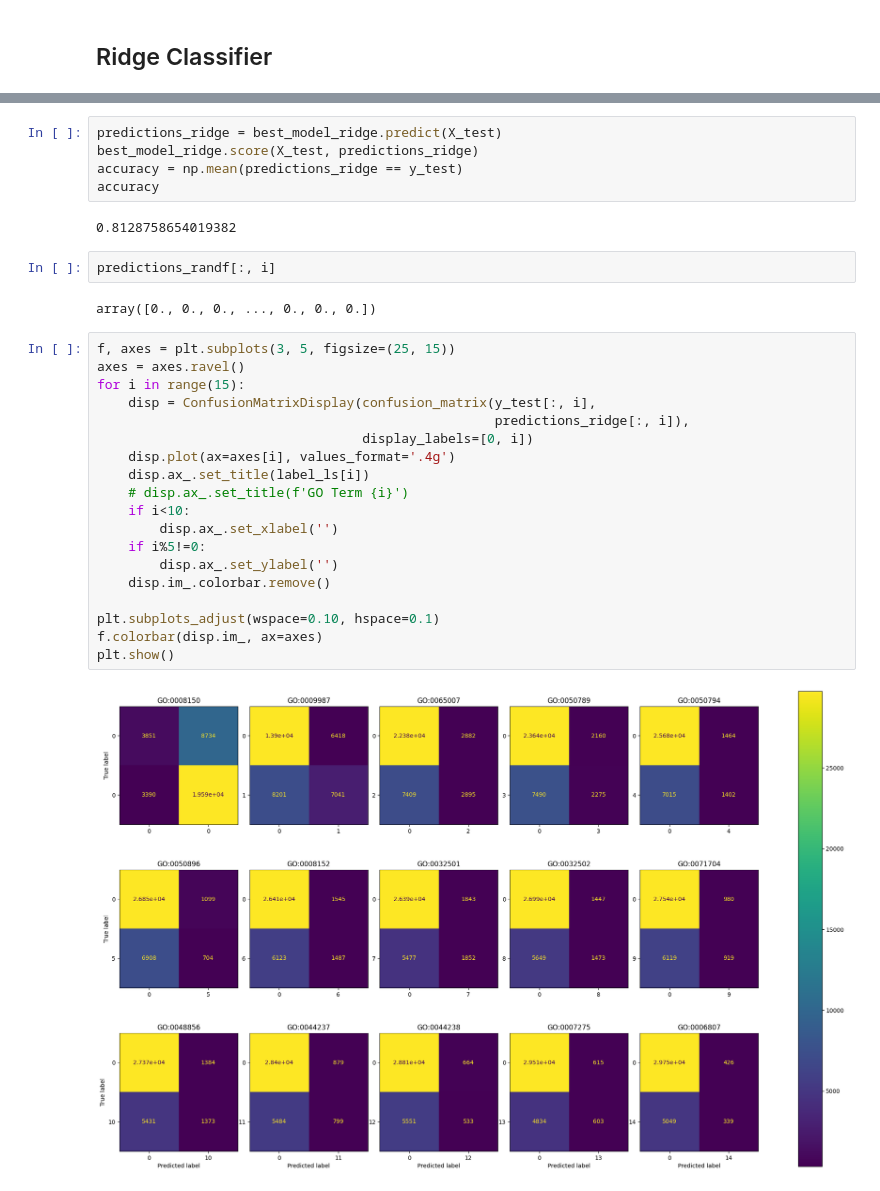
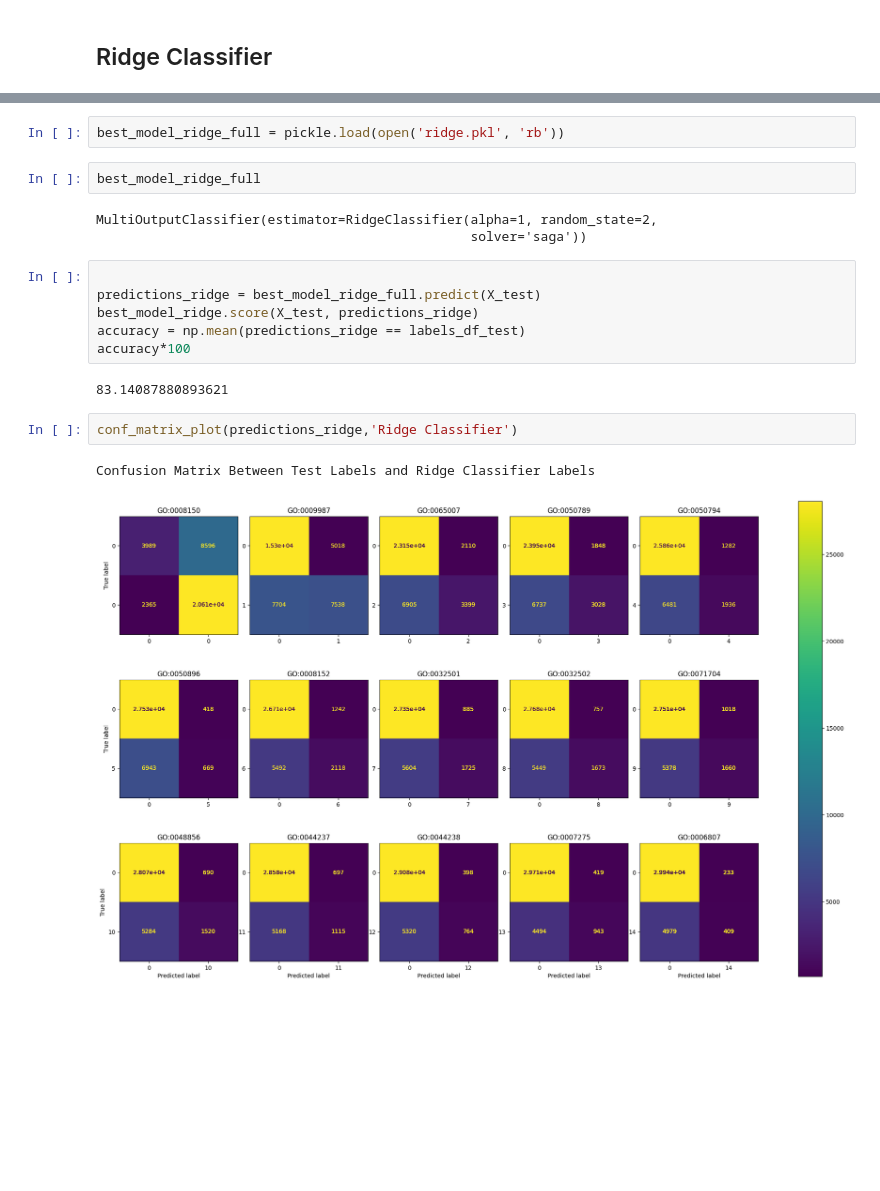
Before and after one commit to VNagesh-Bio/CAFA5, a Jupyter notebook: v-pc-ml-aicapstone-submission.ipynb, the cells around one changed output, grey strips where cells are left out. Drawn from its saved outputs; the diff is of its cells as text; blank space fills up the shorter version.

```diff
--- a/v-pc-ml-aicapstone-submission.ipynb
+++ b/v-pc-ml-aicapstone-submission.ipynb
@@ -392,34 +446,22 @@ KeyboardInterrupt:
+# %%
+best_model_ridge_full = pickle.load(open('ridge.pkl', 'rb'))
+# %%
+best_model_ridge_full
+# %% [output]
+MultiOutputClassifier(estimator=RidgeClassifier(alpha=1, random_state=2,
+                                                solver='saga'))
 # %%
-predictions_ridge = best_model_ridge.predict(X_test)
+
+predictions_ridge = best_model_ridge_full.predict(X_test)
 best_model_ridge.score(X_test, predictions_ridge)
-accuracy = np.mean(predictions_ridge == y_test)
-accuracy
+accuracy = np.mean(predictions_ridge == labels_df_test)
+accuracy*100
 # %% [output]
-0.8128758654019382
+83.14087880893621
-# %%
-predictions_randf[:, i]
-# %% [output]
-array([0., 0., 0., ..., 0., 0., 0.])
-# %%
-f, axes = plt.subplots(3, 5, figsize=(25, 15))
-axes = axes.ravel()
-for i in range(15):
-    disp = ConfusionMatrixDisplay(confusion_matrix(y_test[:, i],
-                                                   predictions_ridge[:, i]),
-                                  display_labels=[0, i])
-    disp.plot(ax=axes[i], values_format='.4g')
-    disp.ax_.set_title(label_ls[i])
-    # disp.ax_.set_title(f'GO Term {i}')
-    if i<10:
-        disp.ax_.set_xlabel('')
-    if i%5!=0:
-        disp.ax_.set_ylabel('')
-    disp.im_.colorbar.remove()
-
-plt.subplots_adjust(wspace=0.10, hspace=0.1)
-f.colorbar(disp.im_, ax=axes)
-plt.show()
-# %% [output]
-[figure, removed]
+# %%
+conf_matrix_plot(predictions_ridge,'Ridge Classifier')
+# %% [output]
+Confusion Matrix Between Test Labels and Ridge Classifier Labels
+[figure, added]
 # %%
 from sklearn.metrics import coverage_error
```
Also changed, not shown: parts of 34 cells of this notebook.
